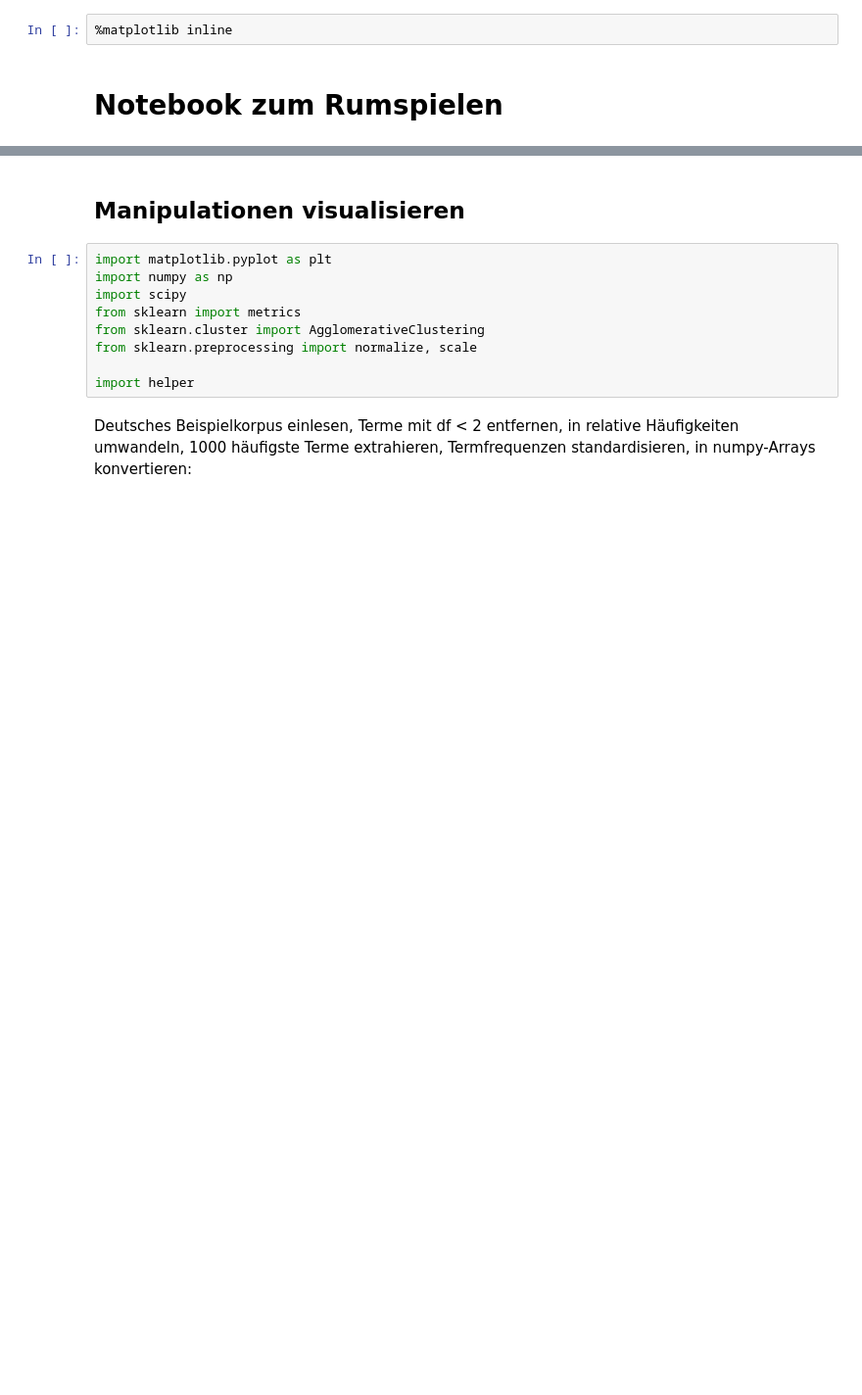
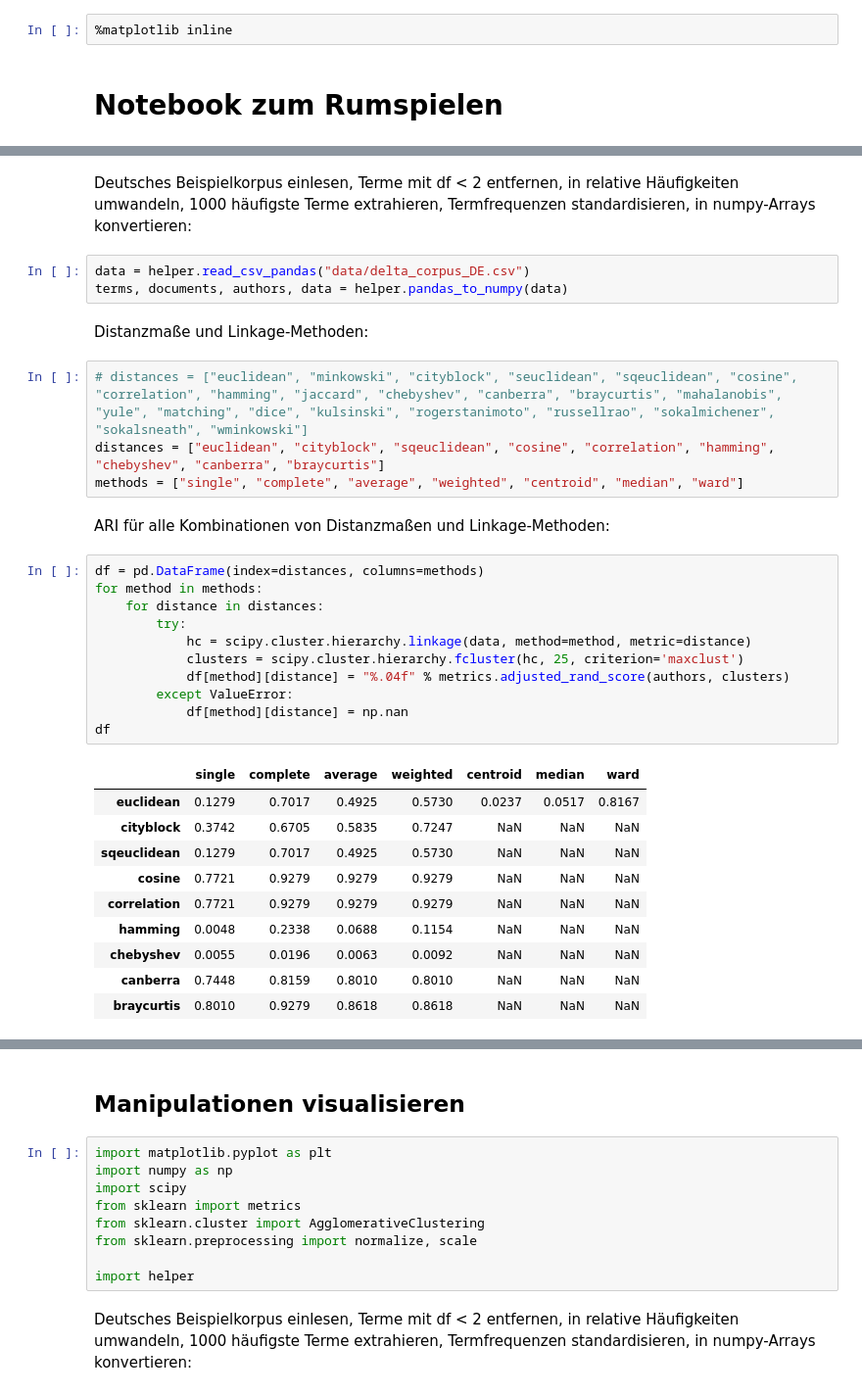
Before and after one commit to pielstroem/ExplainingDelta, a Jupyter notebook: Testnotebook.ipynb, the cells around one changed output, grey strips where cells are left out. Shown at 98% size. Saved outputs shown, nothing was run; the diff lists cells and outputs as text; blank space fills up the shorter version.

Commit message:
Verschiedene Kombinationen von Distanzmaßen und Linkage-Methoden ausprobiert

```diff
--- a/Testnotebook.ipynb
+++ b/Testnotebook.ipynb
@@ -4,0 +15,35 @@
+# %% [markdown]
+Deutsches Beispielkorpus einlesen, Terme mit df < 2 entfernen, in relative Häufigkeiten umwandeln, 1000 häufigste Terme extrahieren, Termfrequenzen standardisieren, in numpy-Arrays konvertieren:
+# %%
+data = helper.read_csv_pandas("data/delta_corpus_DE.csv")
+terms, documents, authors, data = helper.pandas_to_numpy(data)
+# %% [markdown]
+Distanzmaße und Linkage-Methoden:
+# %%
+# distances = ["euclidean", "minkowski", "cityblock", "seuclidean", "sqeuclidean", "cosine", "correlation", "hamming", "jaccard", "chebyshev", "canberra", "braycurtis", "mahalanobis", "yule", "matching", "dice", "kulsinski", "rogerstanimoto", "russellrao", "sokalmichener", "sokalsneath", "wminkowski"]
+distances = ["euclidean", "cityblock", "sqeuclidean", "cosine", "correlation", "hamming", "chebyshev", "canberra", "braycurtis"]
+methods = ["single", "complete", "average", "weighted", "centroid", "median", "ward"]
+# %% [markdown]
+ARI für alle Kombinationen von Distanzmaßen und Linkage-Methoden:
+# %%
+df = pd.DataFrame(index=distances, columns=methods)
+for method in methods:
+    for distance in distances:
+        try:
+            hc = scipy.cluster.hierarchy.linkage(data, method=method, metric=distance)
+            clusters = scipy.cluster.hierarchy.fcluster(hc, 25, criterion='maxclust')
+            df[method][distance] = "%.04f" % metrics.adjusted_rand_score(authors, clusters)
+        except ValueError:
+            df[method][distance] = np.nan
+df
+# %% [output]
+|  | single | complete | average | weighted | centroid | median | ward |
+| euclidean | 0.1279 | 0.7017 | 0.4925 | 0.5730 | 0.0237 | 0.0517 | 0.8167 |
+| cityblock | 0.3742 | 0.6705 | 0.5835 | 0.7247 | NaN | NaN | NaN |
+| sqeuclidean | 0.1279 | 0.7017 | 0.4925 | 0.5730 | NaN | NaN | NaN |
+| cosine | 0.7721 | 0.9279 | 0.9279 | 0.9279 | NaN | NaN | NaN |
+| correlation | 0.7721 | 0.9279 | 0.9279 | 0.9279 | NaN | NaN | NaN |
+| hamming | 0.0048 | 0.2338 | 0.0688 | 0.1154 | NaN | NaN | NaN |
+| chebyshev | 0.0055 | 0.0196 | 0.0063 | 0.0092 | NaN | NaN | NaN |
+| canberra | 0.7448 | 0.8159 | 0.8010 | 0.8010 | NaN | NaN | NaN |
+| braycurtis | 0.8010 | 0.9279 | 0.8618 | 0.8618 | NaN | NaN | NaN |
```
Also changed, not shown: parts of 6 cells of this notebook.
